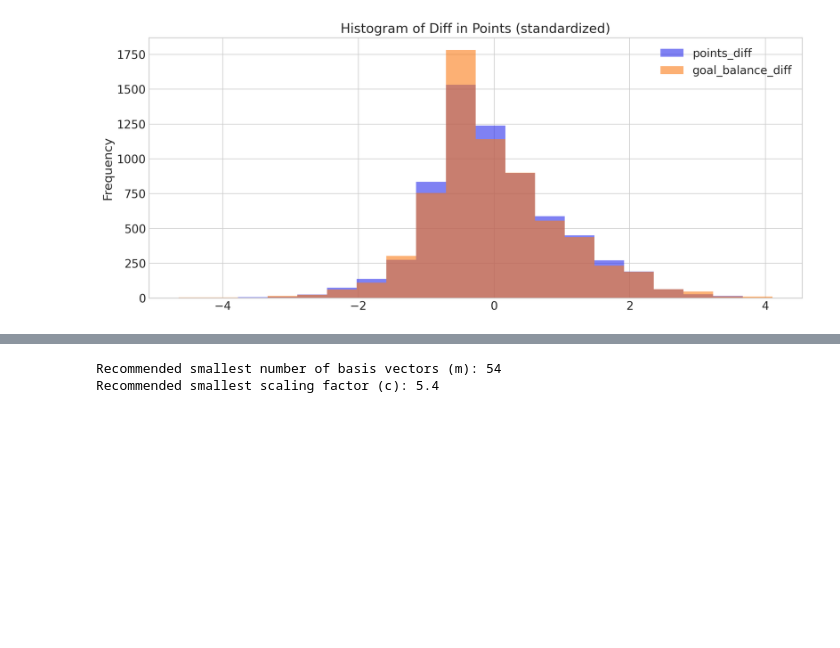
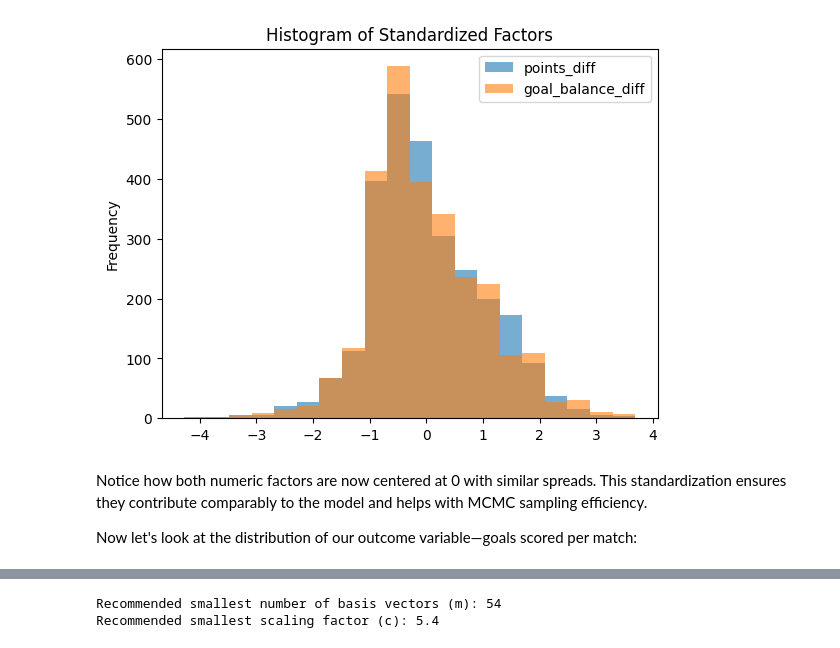
Before and after one commit to fonnesbeck/instats_gp, a Jupyter notebook: sessions/Session_4B.ipynb, the cells around one changed output, grey strips where cells are left out. Saved outputs shown, nothing was run; the diff lists cells and outputs as text; code cells hidden in the pictures; blank space fills up the shorter version.

```diff
--- a/sessions/Session_4B.ipynb
+++ b/sessions/Session_4B.ipynb
@@ -130,0 +170,26 @@ from sklearn.preprocessing import StandardScaler
+# %%
+# Define factors (context variables) to control for
+factors_numeric = ["points_diff", "goal_balance_diff"]
+factors = ["home_pitch"] + factors_numeric
+
+# Select top players to analyze (using lowercase hyphenated names as in the data)
+players_ordered = pd.Index(
+    sorted(
+        [
+            "cristiano-ronaldo",
+            "lionel-messi",
+            "wayne-rooney",
+            "thierry-henry",
+            "michael-owen",
+            "peter-crouch",
+            "neymar",
+            "ronaldo",
+        ]
+    )
+)
+
+# Random number generator for reproducibility
+rng = RNG
+
+print(f"Analyzing {len(players_ordered)} players")
+print(f"Context factors: {factors}")
@@ -135,5 +207,10 @@ complete_data = (
     .sort_values(["name_player", "kick_off"])
     .reset_index(drop=True)
 )
-complete_data.set_index(["name_player", "season_nbr", "kick_off"])
+
+print(f"Total observations: {len(complete_data)}")
+print(f"Players in dataset: {complete_data.name_player.nunique()}")
+print(f"Date range: {complete_data.kick_off.min()} to {complete_data.kick_off.max()}")
+
+complete_data.set_index(["name_player", "season_nbr", "kick_off"]).head()
 # %% [output]
@@ -171,9 +272,13 @@ factors_sdz = factors_sdz[factors]
 # %%
 factors_numeric_sdz.plot(
-    kind="hist", alpha=0.6, bins=20, title="Histogram of Diff in Points (standardized)"
+    kind="hist", alpha=0.6, bins=20, title="Histogram of Standardized Factors"
 );
 # %% [output]
-[figure, old version]
+[figure, new version]
+# %% [markdown]
+Notice how both numeric factors are now centered at 0 with similar spreads. This standardization ensures they contribute comparably to the model and helps with MCMC sampling efficiency.
+
+Now let's look at the distribution of our outcome variable—goals scored per match:
 # %%
 complete_data["goal"].value_counts(normalize=True).plot(
     alpha=0.6, kind="bar", rot=0, title="Goal Proportion in Data"
```
Also changed, not shown: parts of 69 cells of this notebook, 2 other files.
